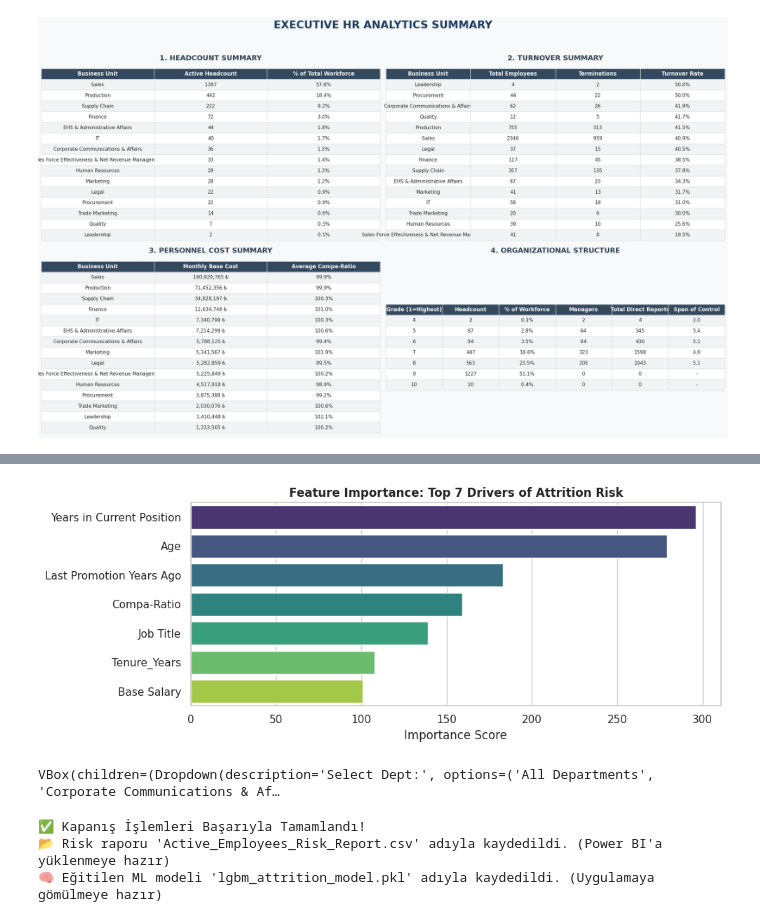
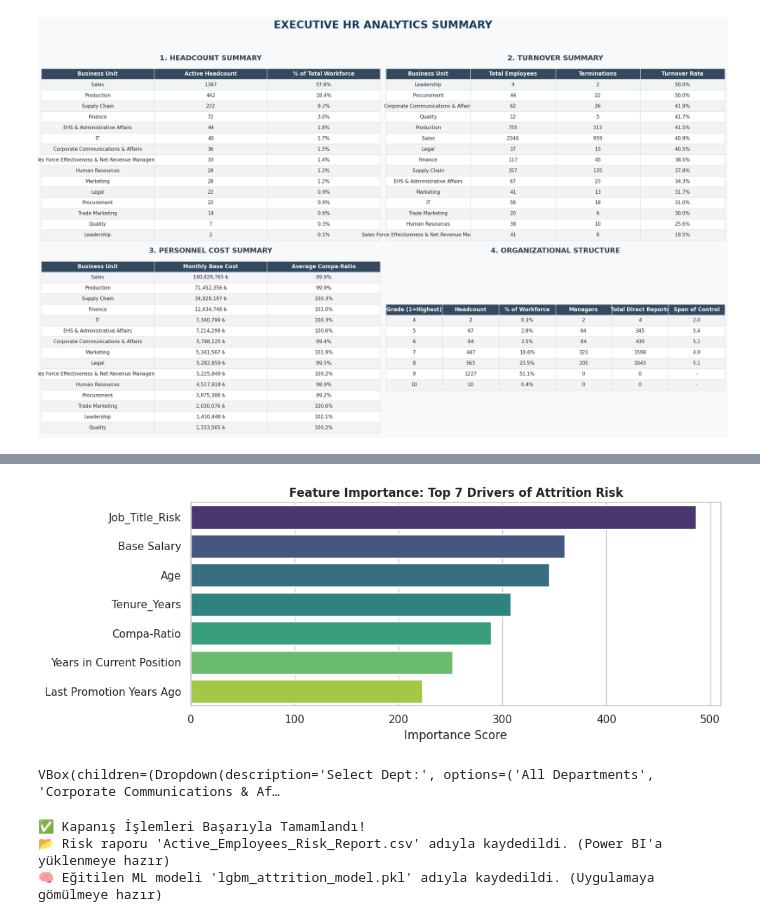
Before and after one commit to gcemozdogan/hr-analytics-data-cleaning, a Jupyter notebook: hr_data_cleaning.ipynb, the cells around one changed output, grey strips where cells are left out. Saved outputs shown, nothing was run; the diff lists cells and outputs as text; code cells hidden in the pictures.

Commit message:
refactor: update ML training pipeline with out-of-fold target encoding for Job Title

```diff
--- a/hr_data_cleaning.ipynb
+++ b/hr_data_cleaning.ipynb
@@ -639,15 +658,15 @@ import seaborn as sns
 import warnings
 warnings.filterwarnings('ignore')
 
-# ------------------------------------------------------------------
-# 1. MODEL'S DECISION MECHANISM & DATA PREPARATION
-# ------------------------------------------------------------------
-feature_imp = pd.DataFrame(sorted(zip(best_model.feature_importances_, X.columns)), columns=['Value','Feature'])
+feature_imp = pd.DataFrame(sorted(zip(best_model.feature_importances_, X_train.columns)), columns=['Value','Feature'])
 feature_imp = feature_imp.sort_values(by="Value", ascending=False).reset_index(drop=True)
 
 active_employees = df_ml[df_ml['Attrition_Risk'] == 0].copy()
+
+# Job Title'i, egitimde kullanilan AYNI (train-only) haritayla kodluyoruz
+active_employees['Job_Title_Risk'] = active_employees['Job Title'].map(job_title_map).fillna(GLOBAL_MEAN)
+
 X_active = active_employees[numeric_features + categorical_features].copy()
-
 for col in categorical_features:
     X_active[col] = X_active[col].astype('category')
 
@@ -660,9 +679,6 @@ dashboard_df = active_employees[['Employee ID', 'Full Legal Name', 'Business Uni
 dashboard_df['Tenure_Years'] = dashboard_df['Tenure_Years'].round(1)
 dashboard_df['Compa-Ratio'] = dashboard_df['Compa-Ratio'].round(1)
 
-# ------------------------------------------------------------------
-# 2. STATIC PLOT (Feature Importance)
-# ------------------------------------------------------------------
 fig, ax = plt.subplots(figsize=(10, 4))
 sns.barplot(x="Value", y="Feature", data=feature_imp.head(7), palette="viridis", ax=ax)
 ax.set_title("Feature Importance: Top 7 Drivers of Attrition Risk", fontweight='bold', fontsize=12)
@@ -671,59 +687,50 @@ ax.set_ylabel("")
 plt.tight_layout()
 plt.show()
 
-# ------------------------------------------------------------------
-# 3. INTERACTIVE DASHBOARD (HTML Widget Mimarisi)
-# ------------------------------------------------------------------
 departments = ['All Departments'] + sorted(list(dashboard_df['Business Unit'].unique()))
 dropdown = widgets.Dropdown(options=departments, description='Select Dept:', disabled=False, style={'description_width': 'initial'})
-
-# Görüntü basma (display) hatasını önlemek için HTML çerçevesi oluşturuyoruz
 html_out = widgets.HTML()
 
 def highlight_risk(val):
     val_num = float(val.strip('%'))
     if val_num >= 60:
-        color = '#ff9999' # High Risk (Red)
+        color = '#ff9999'
     elif val_num >= 40:
-        color = '#ffcc99' # Medium Risk (Orange)
+        color = '#ffcc99'
     else:
-        color = '#c2f0c2' # Low Risk (Green)
+        color = '#c2f0c2'
     return f'background-color: {color}; color: black; font-weight: bold;'
 
 def update_dashboard(change):
     department = change['new'] if change else dropdown.value
 
     if department == 'All Departments':
         filtered_df = dashboard_df.copy()
         caption_title = "Overall Company - Highest Attrition Risk Employees (Top 20)"
     else:
         filtered_df = dashboard_df[dashboard_df['Business Unit'] == department].copy()
         caption_title = f"{department} Department - Highest Attrition Risk Employees (Top 20)"
 
     filtered_df = filtered_df.sort_values(by='Risk Score (%)', ascending=False).reset_index(drop=True)
     top_20 = filtered_df.head(20).copy()
 
     formatted_df = top_20.copy()
     formatted_df['Risk Score (%)'] = formatted_df['Risk Score (%)'].apply(lambda x: f"{x:.1f}%")
     formatted_df['Base Salary'] = formatted_df['Base Salary'].apply(lambda x: f"{x:,.0f} ₺")
     formatted_df['Compa-Ratio'] = formatted_df['Compa-Ratio'].apply(lambda x: f"{x:.0f}%")
 
     styled_table = (formatted_df.style
                     .map(highlight_risk, subset=['Risk Score (%)'])
                     .set_caption(f"<h3 style='color:#2C3E50; font-family:sans-serif; margin-bottom:10px;'>{caption_title}</h3>")
                     .set_table_styles([{'selector': 'th', 'props': [('background-color', '#34495E'), ('color', 'white'), ('font-size', '14px')]}]))
 
-    # Ekrana çoğaltarak basmak yerine, tabloyu HTML'e çevirip sadece html_out çerçevenin içini değiştiriyoruz
     html_out.value = styled_table.to_html()
 
-# Dropdown değişimlerini dinle ve ekranı güncelle
 dropdown.observe(update_dashboard, names='value')
 update_dashboard(None)
-
-# Sadece dikey bir kutu (VBox) içinde Dropdown ve altındaki HTML çerçevenin görünmesini sağla
 display(widgets.VBox([dropdown, html_out]))
 # %% [output]
-[figure, old version]
+[figure, new version]
 VBox(children=(Dropdown(description='Select Dept:', options=('All Departments', 'Corporate Communications & Af…
 # %%
 import joblib
```
Also changed, not shown: parts of 1 cell of this notebook, 2 other files.
